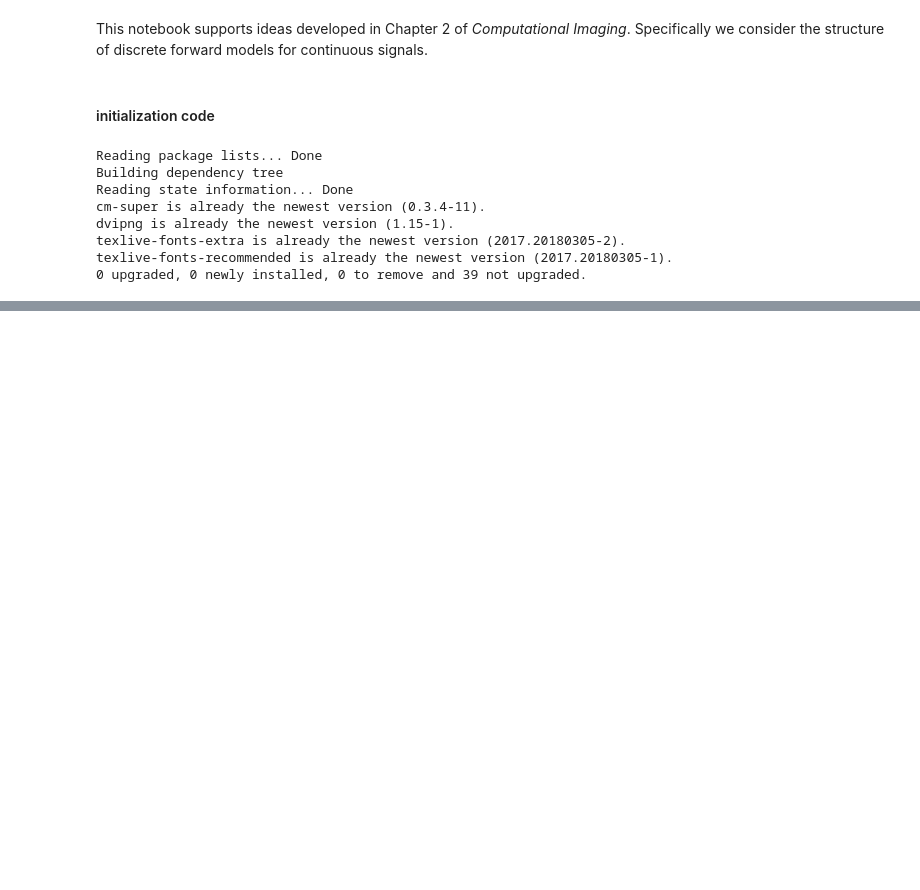
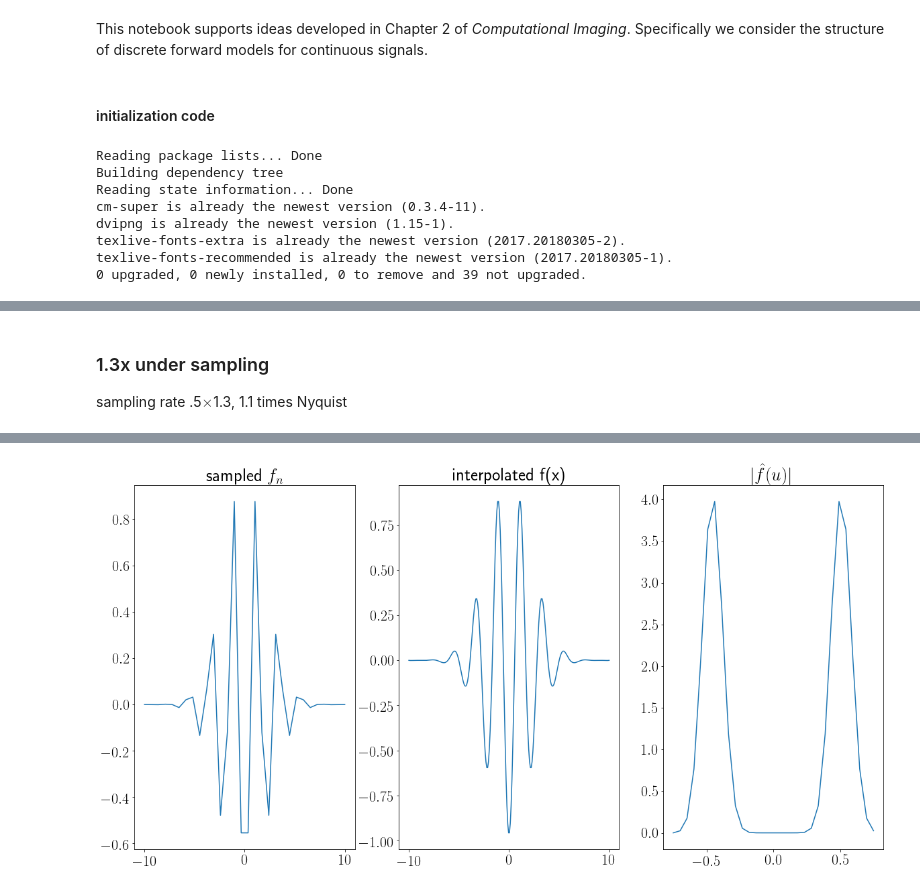
Before and after one commit to djbradyAtOpticalSciencesArizona/computationalImaging, a Jupyter notebook: forwardModels/DiscreteForwardModels.ipynb, the cells around one changed output, grey strips where cells are left out. Cells and saved outputs as stored; diff of their text form; code cells hidden in the pictures; blank space fills up the shorter version.

```diff
--- a/forwardModels/DiscreteForwardModels.ipynb
+++ b/forwardModels/DiscreteForwardModels.ipynb
@@ -113,0 +136,29 @@ xrange[5]
+# %% [markdown]
+### 1.3x under sampling
+
+sampling rate .5$\times$1.3, 1.1 times Nyquist
+# %%
+X=10
+samplingRate=.5*1.3
+N=np.int(2*X/samplingRate)
+B=N/(4*X)
+xrange=np.linspace(-X,X,N)
+urange=np.linspace(-B,B,N)
+def f(x):
+  f=np.cos(2*np.pi*x)*np.exp(-x**2/10)
+  return f
+# now let's make interpolated function
+fUp= InterpolatedUnivariateSpline(xrange,f(xrange), k=5)
+plt.subplot(1,3,1)
+plt.plot(xrange,f(xrange))
+plt.title('sampled $f_n$')
+plt.subplot(1,3,2)
+xUpSample=np.linspace(-X,X,8*N)
+plt.plot(xUpSample,fUp(xUpSample))
+plt.title('interpolated f(x)')
+plt.subplot(1,3,3)
+plt.plot(urange,np.abs(np.fft.fftshift(np.fft.fft(f(xrange)))))
+plt.title('$|{\hat f}(u)|$')
+plt.savefig('cos1p3uNyquist.png')
+files.download('cos1p3uNyquist.png')
+# %% [output]
@@ -113,0 +167 @@ xrange[5]
+[figure, added]
```
Also changed, not shown: parts of 17 cells of this notebook.
